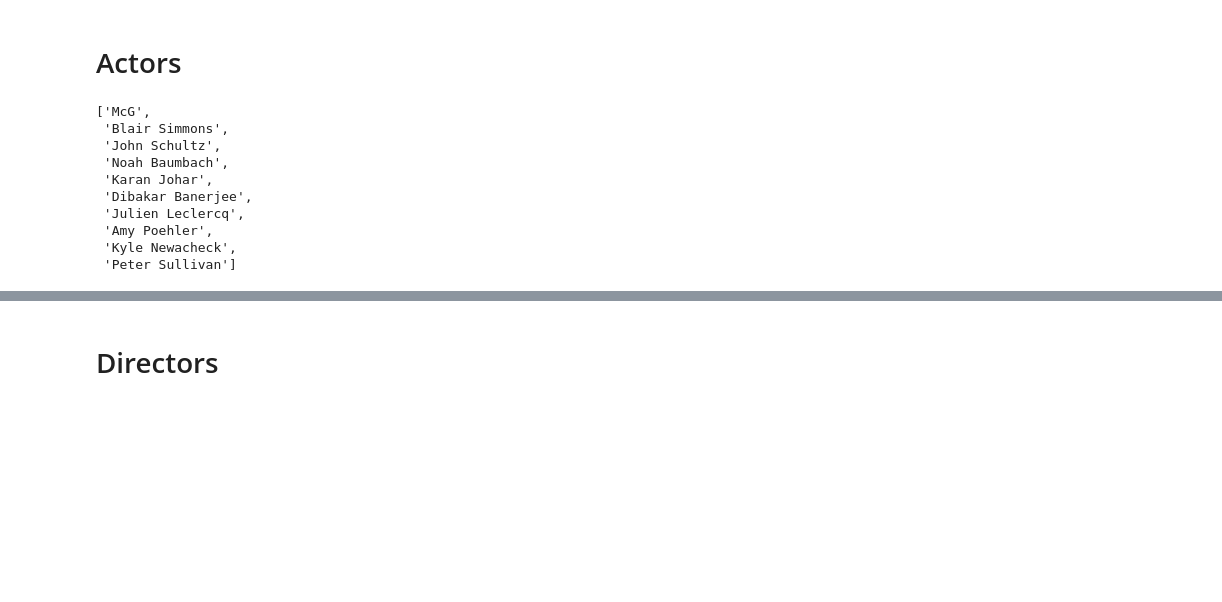
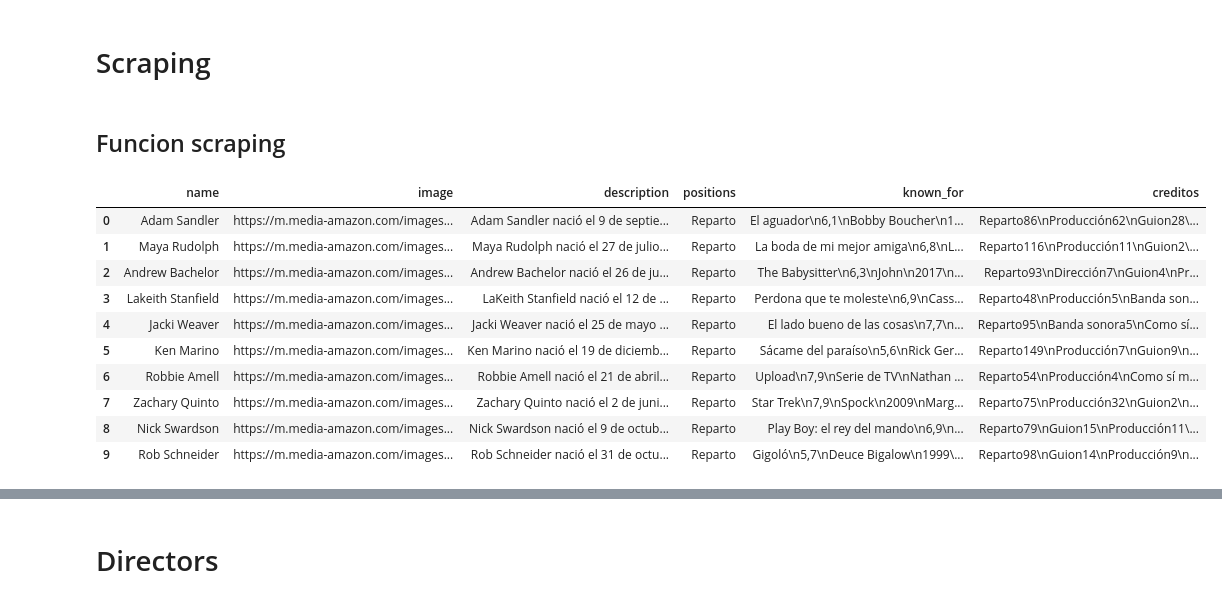
Before and after one commit to Ironhack-Data-Madrid-PartTime-May22/apuntes_clases, a Jupyter notebook: semana-09/9.2-Srapp_Actores_Directores.ipynb, the cells around one changed output, grey strips where cells are left out. Cells and saved outputs as stored; diff of their text form; code cells hidden in the pictures; blank space fills up the shorter version.

```diff
--- a/semana-09/9.2-Srapp_Actores_Directores.ipynb
+++ b/semana-09/9.2-Srapp_Actores_Directores.ipynb
@@ -16,3 +19,7 @@ from selenium.webdriver.chrome.options import Options
 # Ignoring the warnings.
 import warnings
 warnings.filterwarnings('ignore')
+# %%
+# abrimos el pickle de los actores más representado
+with open('data/pickle/top10_actors.pickle', 'rb') as act:
+    actors_list = pickle.load(act)
@@ -19,18 +43,2 @@ warnings.filterwarnings('ignore')
 # %% [markdown]
-# Actors
+# Scraping
-# %%
-# abrimos el pickle de los actores más representado
-with open('data/top_ten_actor.pkl', 'rb') as act:
-    actors = pickle.load(act)
-actors
-# %% [output]
-['McG',
- 'Blair Simmons',
- 'John Schultz',
- 'Noah Baumbach',
- 'Karan Johar',
- 'Dibakar Banerjee',
- 'Julien Leclercq',
- 'Amy Poehler',
- 'Kyle Newacheck',
- 'Peter Sullivan']
@@ -36,0 +120,2 @@ actors
+# %% [markdown]
+## Funcion scraping
@@ -36,0 +192,15 @@ actors
+# %%
+df = scraping_imbd(actors_list)
+df
+# %% [output]
+|  | name | image | description | positions | known_for | creditos |
+| 0 | Adam Sandler | https://m.media-amazon.com/images... | Adam Sandler nació el 9 de septie... | Reparto | El aguador\n6,1\nBobby Boucher\n1... | Reparto86\nProducción62\nGuion28\... |
+| 1 | Maya Rudolph | https://m.media-amazon.com/images... | Maya Rudolph nació el 27 de julio... | Reparto | La boda de mi mejor amiga\n6,8\nL... | Reparto116\nProducción11\nGuion2\... |
+| 2 | Andrew Bachelor | https://m.media-amazon.com/images... | Andrew Bachelor nació el 26 de ju... | Reparto | The Babysitter\n6,3\nJohn\n2017\n... | Reparto93\nDirección7\nGuion4\nPr... |
+| 3 | Lakeith Stanfield | https://m.media-amazon.com/images... | LaKeith Stanfield nació el 12 de ... | Reparto | Perdona que te moleste\n6,9\nCass... | Reparto48\nProducción5\nBanda son... |
+| 4 | Jacki Weaver | https://m.media-amazon.com/images... | Jacki Weaver nació el 25 de mayo ... | Reparto | El lado bueno de las cosas\n7,7\n... | Reparto95\nBanda sonora5\nComo sí... |
+| 5 | Ken Marino | https://m.media-amazon.com/images... | Ken Marino nació el 19 de diciemb... | Reparto | Sácame del paraíso\n5,6\nRick Ger... | Reparto149\nProducción7\nGuion9\n... |
+| 6 | Robbie Amell | https://m.media-amazon.com/images... | Robbie Amell nació el 21 de abril... | Reparto | Upload\n7,9\nSerie de TV\nNathan ... | Reparto54\nProducción4\nComo sí m... |
+| 7 | Zachary Quinto | https://m.media-amazon.com/images... | Zachary Quinto nació el 2 de juni... | Reparto | Star Trek\n7,9\nSpock\n2009\nMarg... | Reparto75\nProducción32\nGuion2\n... |
+| 8 | Nick Swardson | https://m.media-amazon.com/images... | Nick Swardson nació el 9 de octub... | Reparto | Play Boy: el rey del mando\n6,9\n... | Reparto79\nGuion15\nProducción11\... |
+| 9 | Rob Schneider | https://m.media-amazon.com/images... | Rob Schneider nació el 31 de octu... | Reparto | Gigoló\n5,7\nDeuce Bigalow\n1999\... | Reparto98\nGuion14\nProducción9\n... |
```
Also changed, not shown: parts of 38 cells of this notebook, 6 other files.
